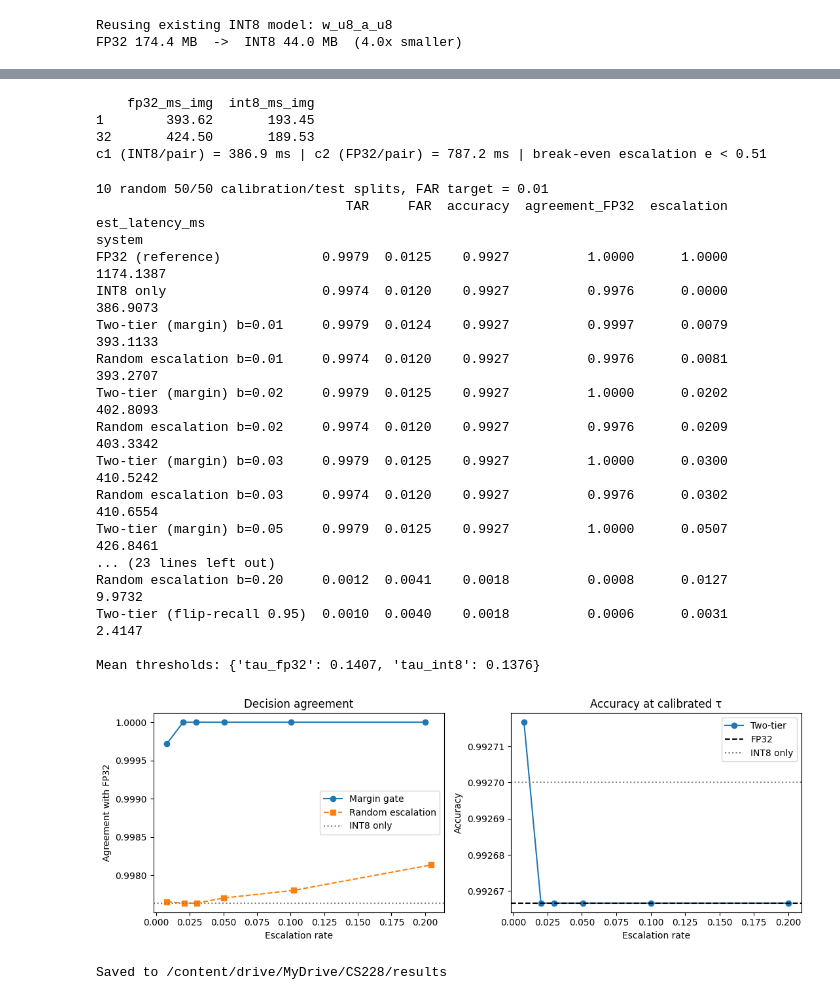
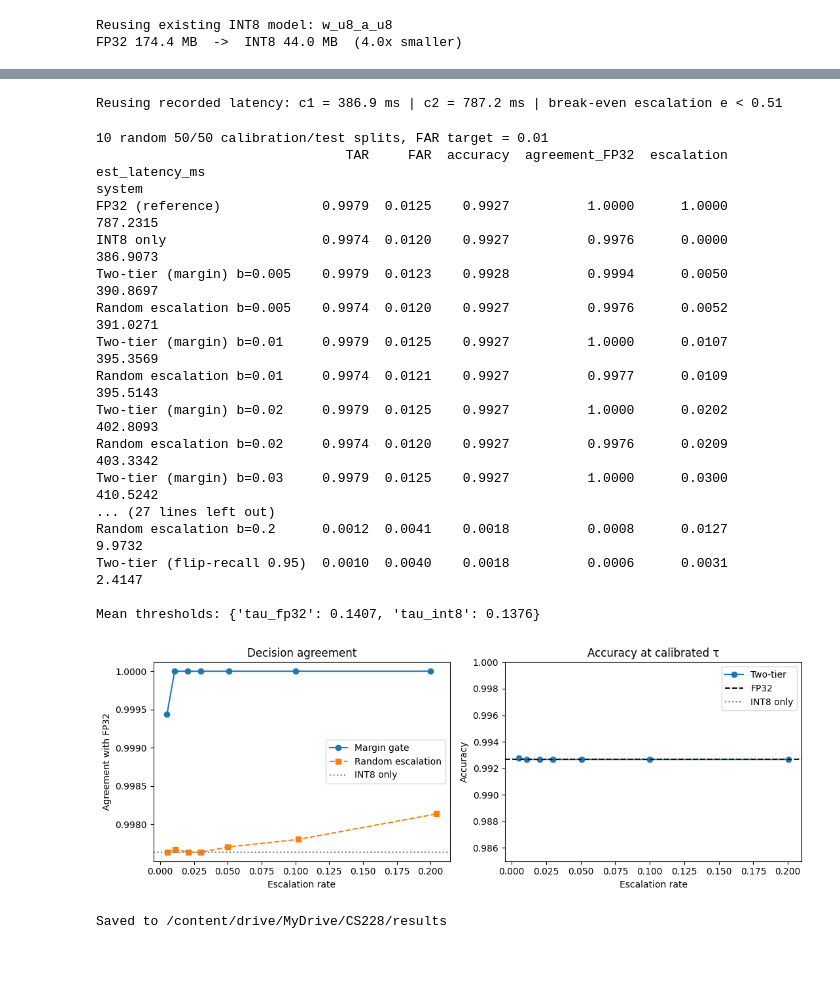
Before and after one commit to siriscent7/CS228_project, a Jupyter notebook: two_tier_face_verification_final.ipynb, the cells around one changed output, grey strips where cells are left out. Drawn from its saved outputs; the diff is of its cells as text; code cells hidden in the pictures; blank space fills up the shorter version.

```diff
--- a/two_tier_face_verification_final.ipynb
+++ b/two_tier_face_verification_final.ipynb
@@ -237,29 +236,32 @@ INT8 scoring 2444s
 AUC  FP32: 0.9994 | INT8: 0.9994
 Score correlation FP32 vs INT8: 0.9995
 # %%
-# ---------------- latency benchmark (measured, per pair = 2 images) ----------------
-def bench(model, images, batch, reps=5, warmup=2):
-    x = images[:batch]
-    for _ in range(warmup): model.embed(x, batch)
-    ts = []
-    for _ in range(reps):
-        t = time.perf_counter(); model.embed(x, batch); ts.append(time.perf_counter() - t)
-    return float(np.median(ts)) / len(x) * 1000         # ms per image
+LATENCY_FROM_META = True    # reuse the benchmark already recorded in results/meta.json
+if LATENCY_FROM_META and (OUT_DIR / "meta.json").exists():
+    _m = json.load(open(OUT_DIR / "meta.json"))
+    c1, c2, lat = _m["c1_ms"], _m["c2_ms"], _m["latency"]
+    print(f"Reusing recorded latency: c1 = {c1:.1f} ms | c2 = {c2:.1f} ms | break-even escalation e < {1 - c1/c2:.2f}")
+else:
+    # ---------------- latency benchmark (measured, per pair = 2 images) ----------------
+    def bench(model, images, batch, reps=5, warmup=2):
+        x = images[:batch]
+        for _ in range(warmup): model.embed(x, batch)
+        ts = []
+        for _ in range(reps):
+            t = time.perf_counter(); model.embed(x, batch); ts.append(time.perf_counter() - t)
+        return float(np.median(ts)) / len(x) * 1000         # ms per image
 
-lat = {}
-for bsz in ([1] if fp32.fixed == 1 else [1, 32]):
-    n = max(bsz, 16)
-    lat[bsz] = {"fp32_ms_img": bench(fp32, img_a[:n], bsz), "int8_ms_img": bench(int8, img_a[:n], bsz)}
-print(pd.DataFrame(lat).T.round(2))
-LAT_BATCH = 1                                            # edge-style, one verification at a time
-c1 = 2 * lat[LAT_BATCH]["int8_ms_img"]                   # INT8 cost per pair (ms)
-c2 = 2 * lat[LAT_BATCH]["fp32_ms_img"]                   # FP32 cost per pair (ms)
-print(f"c1 (INT8/pair) = {c1:.1f} ms | c2 (FP32/pair) = {c2:.1f} ms | break-even escalation e < {1 - c1/c2:.2f}")
+    lat = {}
+    for bsz in ([1] if fp32.fixed == 1 else [1, 32]):
+        n = max(bsz, 16)
+        lat[bsz] = {"fp32_ms_img": bench(fp32, img_a[:n], bsz), "int8_ms_img": bench(int8, img_a[:n], bsz)}
+    print(pd.DataFrame(lat).T.round(2))
+    LAT_BATCH = 1                                            # edge-style, one verification at a time
+    c1 = 2 * lat[LAT_BATCH]["int8_ms_img"]                   # INT8 cost per pair (ms)
+    c2 = 2 * lat[LAT_BATCH]["fp32_ms_img"]                   # FP32 cost per pair (ms)
+    print(f"c1 (INT8/pair) = {c1:.1f} ms | c2 (FP32/pair) = {c2:.1f} ms | break-even escalation e < {1 - c1/c2:.2f}")
 # %% [output]
-    fp32_ms_img  int8_ms_img
-1        393.62       193.45
-32       424.50       189.53
-c1 (INT8/pair) = 386.9 ms | c2 (FP32/pair) = 787.2 ms | break-even escalation e < 0.51
+Reusing recorded latency: c1 = 386.9 ms | c2 = 787.2 ms | break-even escalation e < 0.51
 # %%
 # ---------------- threshold, gate and two-tier logic ----------------
 def tau_at_far(neg_scores, far):
@@ -293,13 +295,14 @@ def run_split(cal, tst, rng):
                          accuracy=np.mean(dec == (yt == 1)), agreement_FP32=np.mean(dec == ref),
                          escalation=e, est_latency_ms=c1 + e * c2))
     add("FP32 (reference)", ref, np.ones(len(tst), bool))
+    rows[-1]["est_latency_ms"] = c2                    # FP32-only never runs the INT8 tier
     add("INT8 only", s_int8[tst] >= t8, np.zeros(len(tst), bool))
     for b in BUDGETS:
         d = delta_for_budget(s_int8[cal], t8, b)
-        dec, esc = two_tier(s_int8[tst], s_fp32[tst], t8, t32, d); add(f"Two-tier (margin) b={b:.2f}", dec, esc)
+        dec, esc = two_tier(s_int8[tst], s_fp32[tst], t8, t32, d); add(f"Two-tier (margin) b={b:g}", dec, esc)
         # control: escalate the same fraction of pairs but chosen at random (does the margin gate matter?)
         resc = rng.random(len(tst)) < esc.mean()
-        add(f"Random escalation b={b:.2f}", np.where(resc, s_fp32[tst] >= t32, s_int8[tst] >= t8), resc)
+        add(f"Random escalation b={b:g}", np.where(resc, s_fp32[tst] >= t32, s_int8[tst] >= t8), resc)
     d = calibrate_delta_flip(s_int8[cal], s_fp32[cal], t8, t32, FLIP_RECALL)
     dec, esc = two_tier(s_int8[tst], s_fp32[tst], t8, t32, d); add(f"Two-tier (flip-recall {FLIP_RECALL})", dec, esc)
     return rows, dict(tau_fp32=t32, tau_int8=t8)
@@ -323,41 +326,42 @@ print("\nMean thresholds:", pd.DataFrame(taus).mean().round(4).to_dict())
 10 random 50/50 calibration/test splits, FAR target = 0.01
                                 TAR     FAR  accuracy  agreement_FP32  escalation  est_latency_ms
 system
-FP32 (reference)             0.9979  0.0125    0.9927          1.0000      1.0000       1174.1387
+FP32 (reference)             0.9979  0.0125    0.9927          1.0000      1.0000        787.2315
 INT8 only                    0.9974  0.0120    0.9927          0.9976      0.0000        386.9073
-Two-tier (margin) b=0.01     0.9979  0.0124    0.9927          0.9997      0.0079        393.1133
-Random escalation b=0.01     0.9974  0.0120    0.9927          0.9976      0.0081        393.2707
+Two-tier (margin) b=0.005    0.9979  0.0123    0.9928          0.9994      0.0050        390.8697
+Random escalation b=0.005    0.9974  0.0120    0.9927          0.9976      0.0052        391.0271
+Two-tier (margin) b=0.01     0.9979  0.0125    0.9927          1.0000      0.0107        395.3569
+Random escalation b=0.01     0.9974  0.0121    0.9927          0.9977      0.0109        395.5143
 Two-tier (margin) b=0.02     0.9979  0.0125    0.9927          1.0000      0.0202        402.8093
 Random escalation b=0.02     0.9974  0.0120    0.9927          0.9976      0.0209        403.3342
 Two-tier (margin) b=0.03     0.9979  0.0125    0.9927          1.0000      0.0300        410.5242
-Random escalation b=0.03     0.9974  0.0120    0.9927          0.9976      0.0302        410.6554
-Two-tier (margin) b=0.05     0.9979  0.0125    0.9927          1.0000      0.0507        426.8461
-... (23 lines left out)
-Random escalation b=0.20     0.0012  0.0041    0.0018          0.0008      0.0127          9.9732
+... (27 lines left out)
+Random escalation b=0.2      0.0012  0.0041    0.0018          0.0008      0.0127          9.9732
 Two-tier (flip-recall 0.95)  0.0010  0.0040    0.0018          0.0006      0.0031          2.4147
 
 Mean thresholds: {'tau_fp32': 0.1407, 'tau_int8': 0.1376}
 # %%
 # ---------------- save + plot ----------------
 mean.to_csv(OUT_DIR / "summary_mean.csv"); std.to_csv(OUT_DIR / "summary_std.csv"); df.to_csv(OUT_DIR / "all_splits.csv", index=False)
 json.dump(dict(far_target=FAR_TARGET, budgets=BUDGETS, n_pairs=int(len(labels)), n_splits=N_SPLITS,
                c1_ms=c1, c2_ms=c2, latency=lat, int8_mb=mb(INT8_PATH), fp32_mb=mb(FP32_PATH),
                auc_fp32=float(roc_auc_score(labels, s_fp32)), auc_int8=float(roc_auc_score(labels, s_int8)),
                cpu=platform.processor(), ort=ort.__version__), open(OUT_DIR / "meta.json", "w"), indent=2)
 
 fig, ax = plt.subplots(1, 2, figsize=(11, 4))
 m = mean.loc[[i for i in mean.index if i.startswith("Two-tier (margin)")]]
 r = mean.loc[[i for i in mean.index if i.startswith("Random")]]
 ax[0].plot(m.escalation, m.agreement_FP32, "o-", label="Margin gate")
 ax[0].plot(r.escalation, r.agreement_FP32, "s--", label="Random escalation")
 ax[0].axhline(mean.loc["INT8 only", "agreement_FP32"], color="gray", ls=":", label="INT8 only")
 ax[0].set_xlabel("Escalation rate"); ax[0].set_ylabel("Agreement with FP32"); ax[0].legend(); ax[0].set_title("Decision agreement")
 ax[1].plot(m.escalation, m.accuracy, "o-", label="Two-tier")
 ax[1].axhline(mean.loc["FP32 (reference)", "accuracy"], color="k", ls="--", label="FP32")
 ax[1].axhline(mean.loc["INT8 only", "accuracy"], color="gray", ls=":", label="INT8 only")
 ax[1].set_xlabel("Escalation rate"); ax[1].set_ylabel("Accuracy"); ax[1].legend(); ax[1].set_title("Accuracy at calibrated τ")
+ax[1].set_ylim(0.985, 1.0)
 plt.tight_layout(); plt.savefig(OUT_DIR / "agreement_vs_escalation.png", dpi=150); plt.show()
 print("Saved to", OUT_DIR.resolve())
 # %% [output]
-[figure, old version]
+[figure, new version]
 Saved to /content/drive/MyDrive/CS228/results
```
Also changed, not shown: parts of 1 cell of this notebook.
